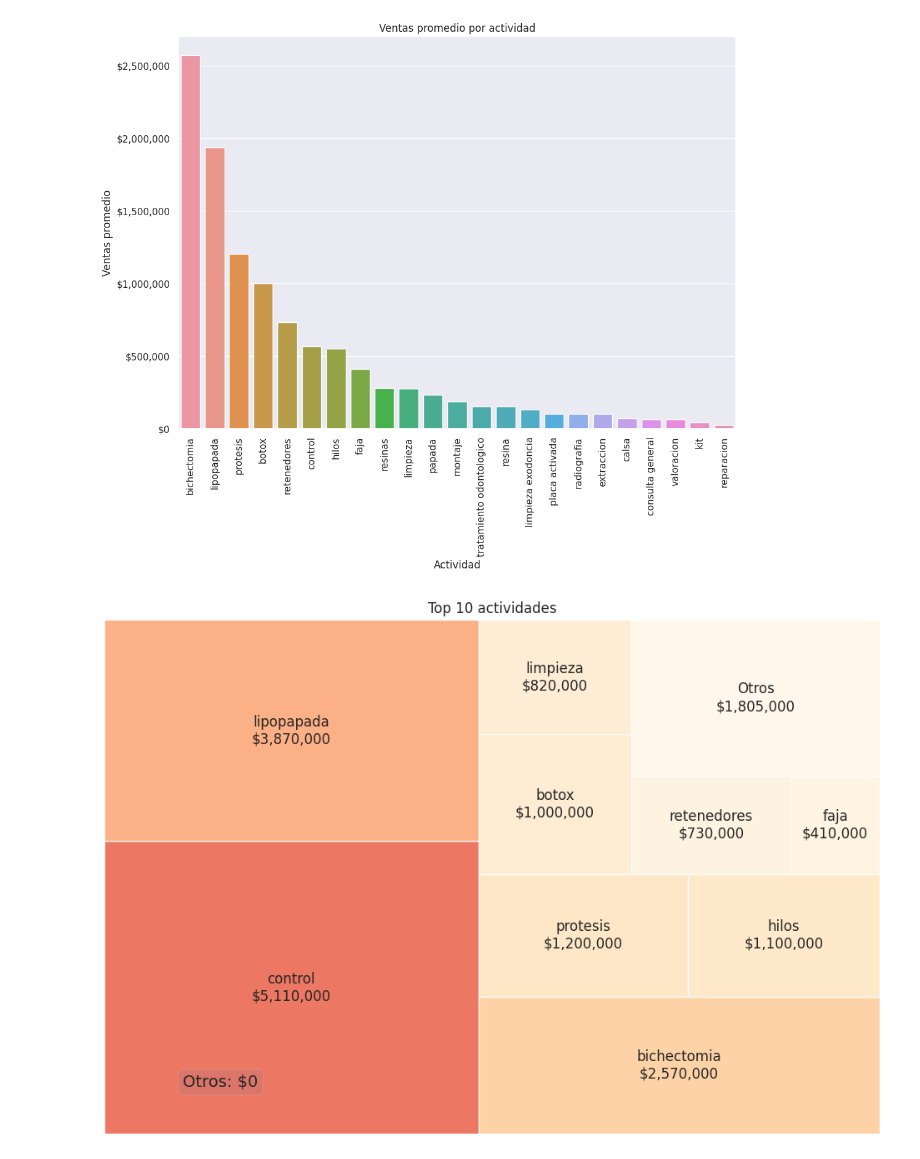
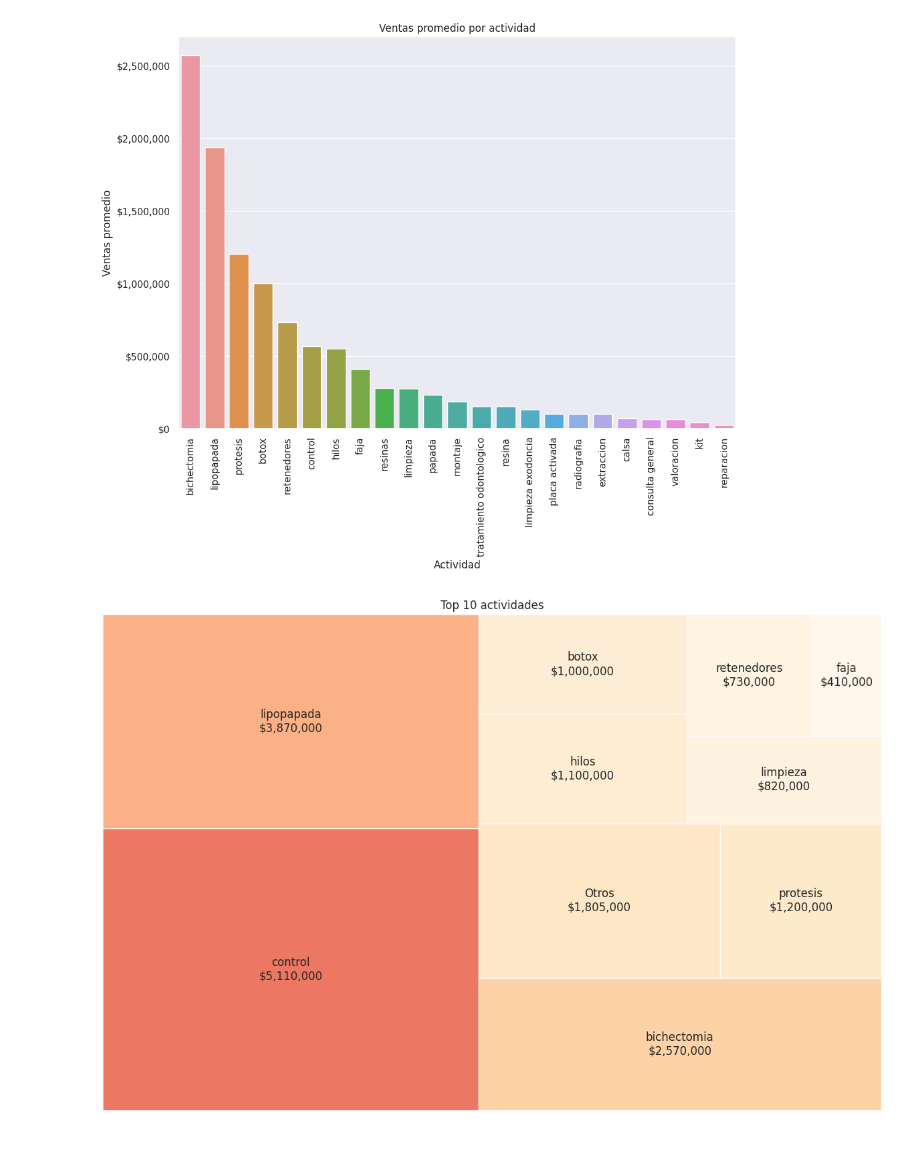
Before and after one commit to JsNcAr/GSalud_Analysis, a Jupyter notebook: Clinica_Viz.ipynb, the cells around one changed output. Cells and saved outputs as stored; diff of their text form; code cells hidden in the pictures.

```diff
--- a/Clinica_Viz.ipynb
+++ b/Clinica_Viz.ipynb
@@ -232,37 +233,40 @@ A1 = pd.read_sql(query, con=db)
 # %%
 # make a treemap of top 10 activities and save the others in 'others' category
 A1['total'] = A1['total'].astype(float)
-A1 = A1.sort_values(by='total', ascending=False)
 
 # save total of all activities
 total = A1['total'].sum()
 
 # Get top 9 activities
 A1 = A1.head(9)
 
 # add others category
 others = pd.DataFrame([['Otros', total - A1['total'].sum()]], columns=['actividad', 'total'])
 A1 = pd.concat([A1, others])
+
+# sort values by total
+A1 = A1.sort_values(by='total', ascending=False)
 
 # create a color palette, mapped to these values
 cmap = plt.cm.OrRd
 mini=min(A1['total'])
 maxi=max(A1['total'])
 norm = plt.Normalize(vmin=mini, vmax=maxi)
 colors = [cmap(norm(value)) for value in df['total']]
 
 # create labels inside the plot (total formatted as money)
 labels = [str(i) + '\n' + str(j) for i, j in zip(A1['actividad'], A1['total'].map('${:,.0f}'.format))]
 # create plot
 plt.figure(figsize=(12,8))
 squarify.plot(sizes=A1['total'], label=labels, alpha=.8, color=colors)
 plt.title('Top 10 actividades')
 # add note with others value
 plt.axis('off')
+plt.tight_layout()
 plt.savefig('top_10_actividades.svg', format='svg', dpi=600)
 plt.show()
 # %% [output]
-[figure, old version]
+[figure, new version]
 # %%
 A1
 # %% [output]
```
Also changed, not shown: parts of 2 cells of this notebook, 3 other files.
